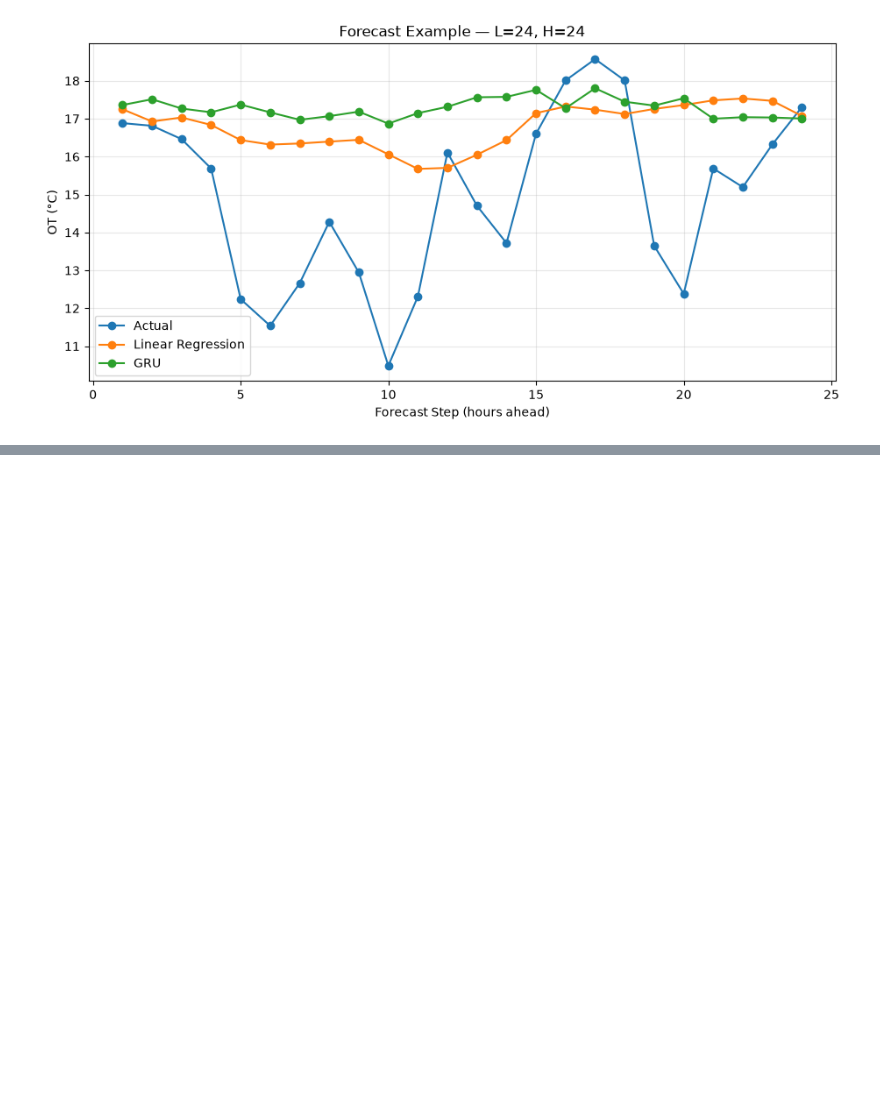
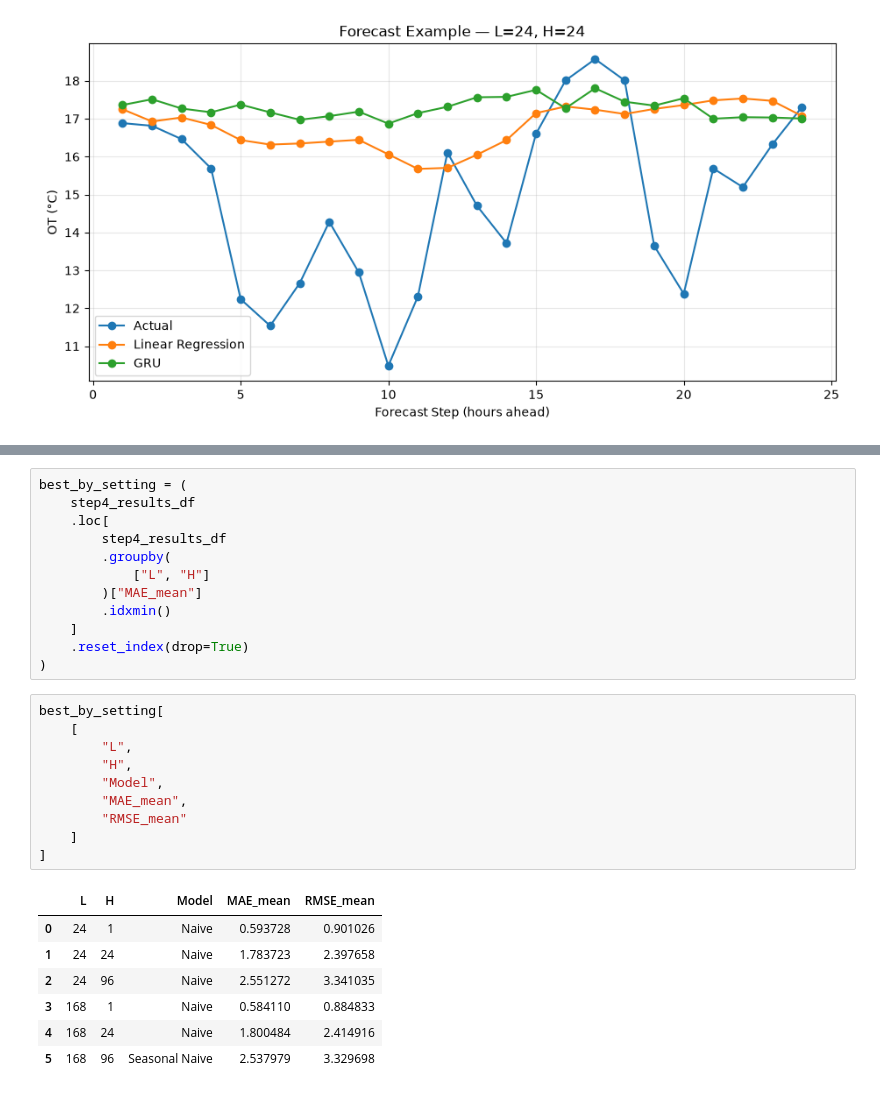
Before and after one commit to itskimheng/IAI_Lab_Intro_Assignment_2, a Jupyter notebook: main.ipynb, the cells around one changed output, grey strips where cells are left out. Cells and saved outputs as stored; diff of their text form; blank space fills up the shorter version.

```diff
--- a/main.ipynb
+++ b/main.ipynb
@@ -1369,0 +2029,30 @@ plt.show()
+# %%
+best_by_setting = (
+    step4_results_df
+    .loc[
+        step4_results_df
+        .groupby(
+            ["L", "H"]
+        )["MAE_mean"]
+        .idxmin()
+    ]
+    .reset_index(drop=True)
+)
+# %%
+best_by_setting[
+    [
+        "L",
+        "H",
+        "Model",
+        "MAE_mean",
+        "RMSE_mean"
+    ]
+]
+# %% [output]
+|  | L | H | Model | MAE_mean | RMSE_mean |
+| 0 | 24 | 1 | Naive | 0.593728 | 0.901026 |
+| 1 | 24 | 24 | Naive | 1.783723 | 2.397658 |
+| 2 | 24 | 96 | Naive | 2.551272 | 3.341035 |
+| 3 | 168 | 1 | Naive | 0.584110 | 0.884833 |
+| 4 | 168 | 24 | Naive | 1.800484 | 2.414916 |
+| 5 | 168 | 96 | Seasonal Naive | 2.537979 | 3.329698 |
```
Also changed, not shown: parts of 57 cells of this notebook.
